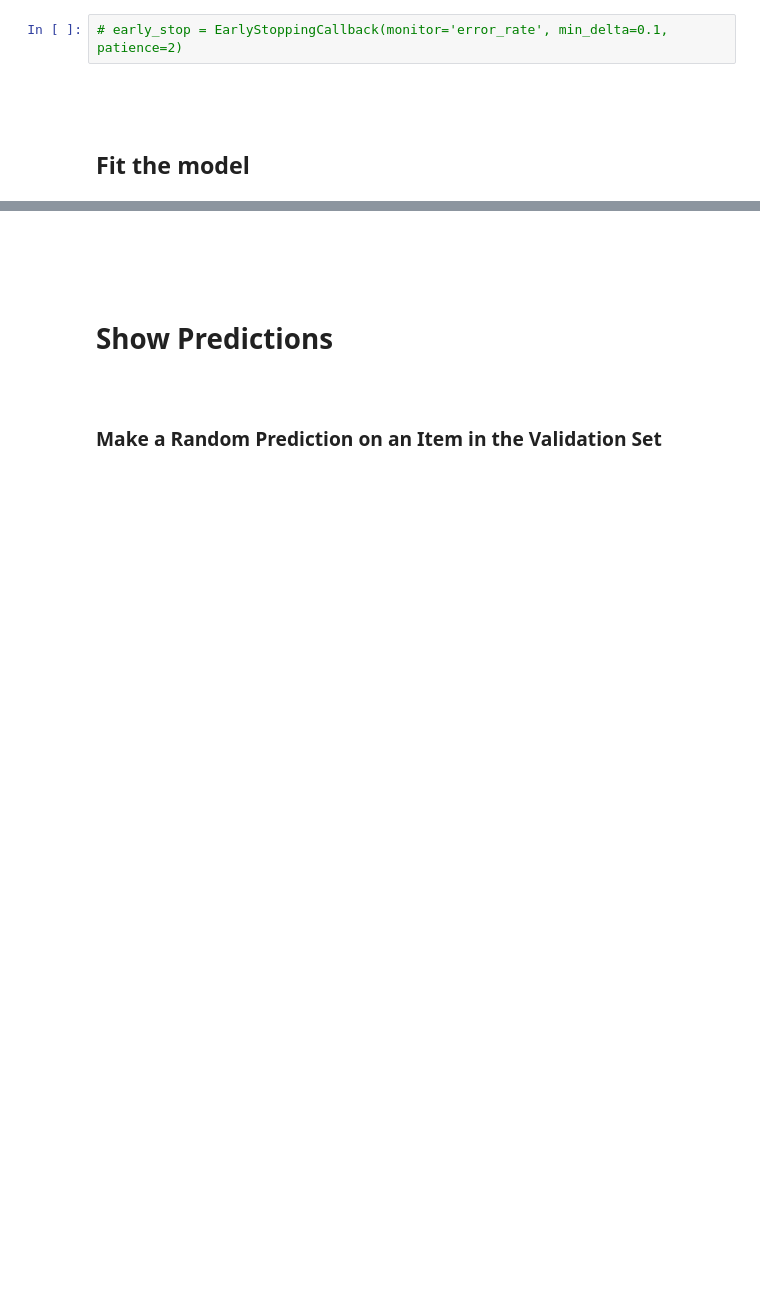
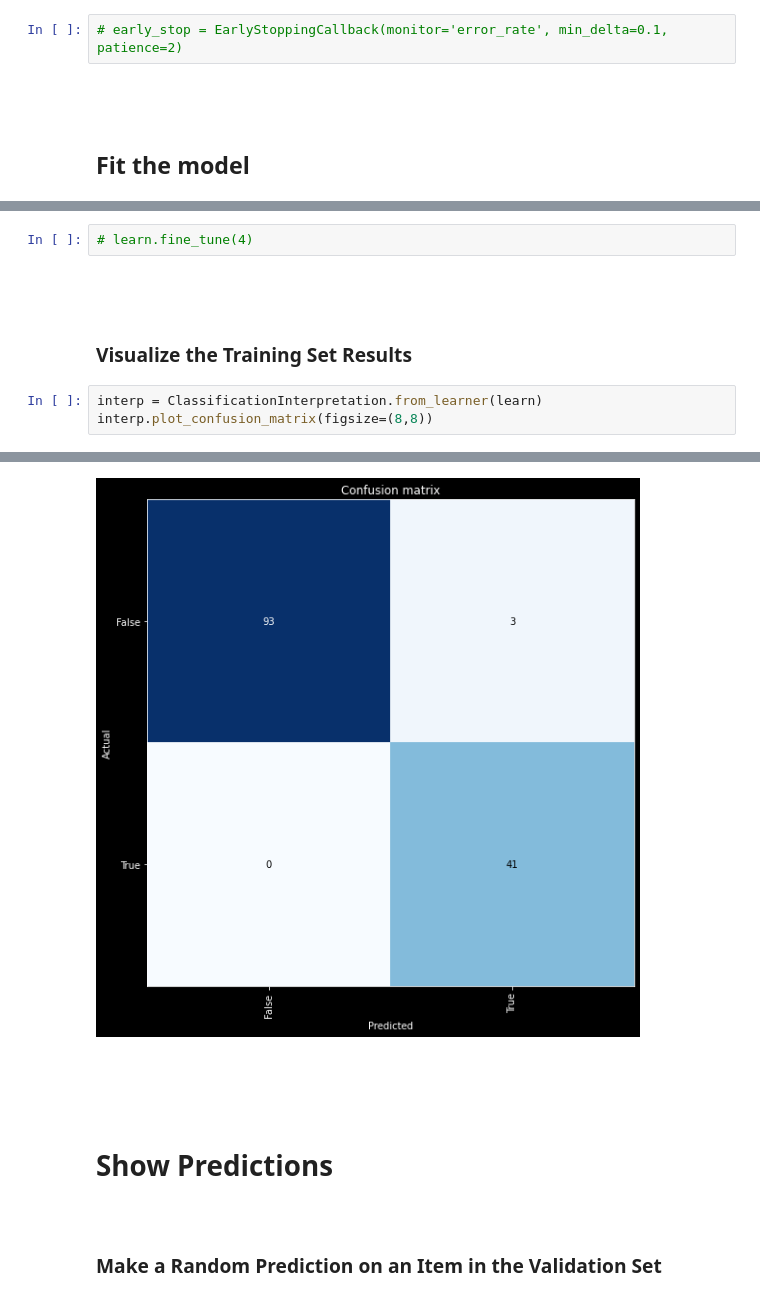
Before and after one commit to cogsci2/Validating-Strawberry-Puree-by-Spectral-Analysis, a Jupyter notebook: Strawberry Spectral Analysis.ipynb, the cells around one changed output, grey strips where cells are left out. Cells and saved outputs as stored; diff of their text form; blank space fills up the shorter version.

```diff
--- a/Strawberry Spectral Analysis.ipynb
+++ b/Strawberry Spectral Analysis.ipynb
@@ -364,0 +371,11 @@ learn.fit_one_cycle(80)
+# %%
+# learn.fine_tune(4)
+# %% [markdown]
+<br>
+<br>
+
+### Visualize the Training Set Results
+# %%
+interp = ClassificationInterpretation.from_learner(learn)
+interp.plot_confusion_matrix(figsize=(8,8))
+# %% [output]
@@ -365,3 +383,4 @@ learn.fit_one_cycle(80)
+[figure, added]
 # %% [markdown]
 <br>
 <br>
```
Also changed, not shown: parts of 25 cells of this notebook.
